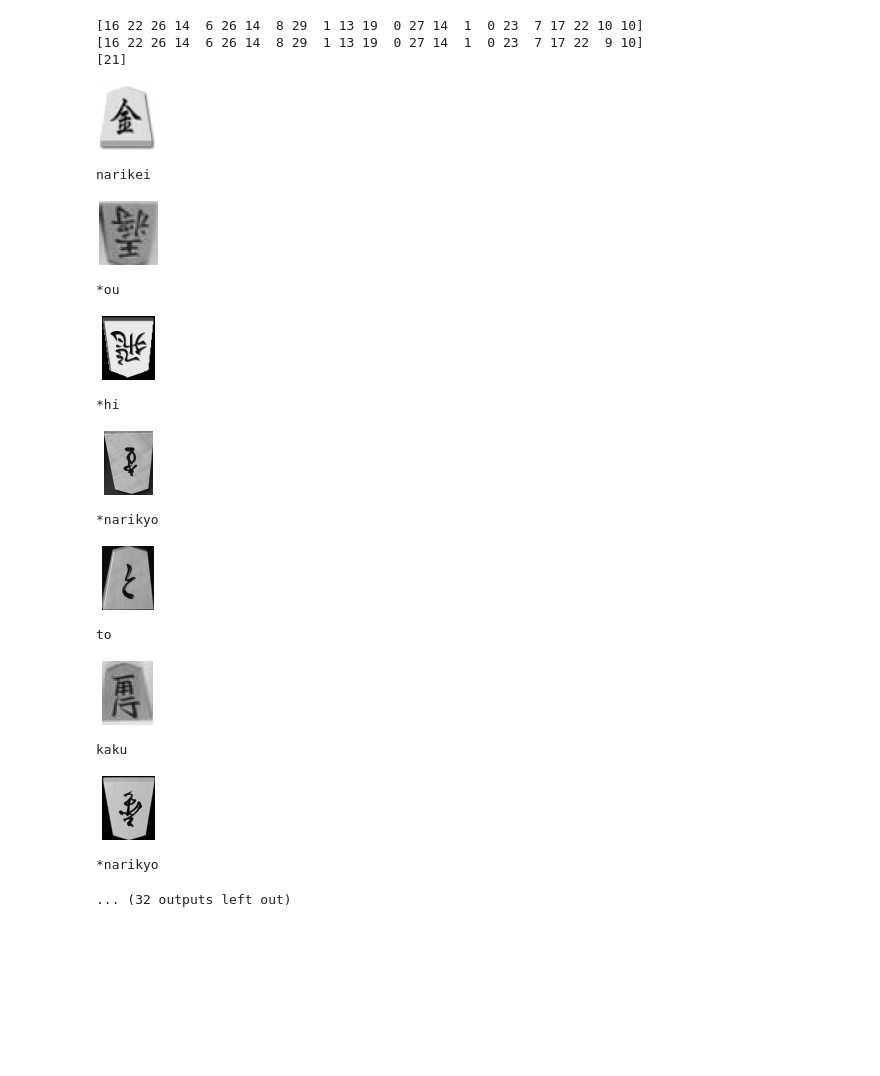
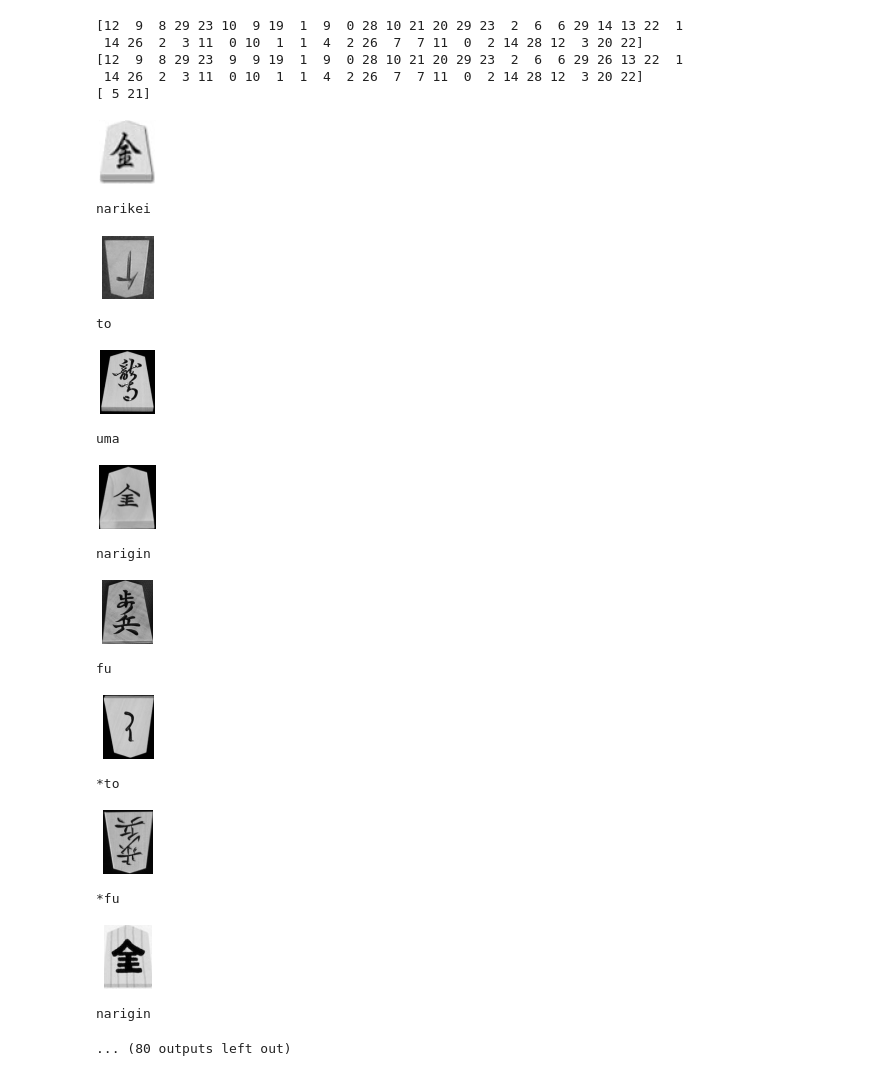
Before and after one commit to na-o-ys/old_shogi-camera, a Jupyter notebook: shogi-reverse.ipynb, the cells around one changed output. Cells and saved outputs as stored; diff of their text form; code cells hidden in the pictures; blank space fills up the shorter version.

```diff
--- a/shogi-reverse.ipynb
+++ b/shogi-reverse.ipynb
@@ -21,7 +21,7 @@ def display_image(arr):
     display.display(display.Image(data=data, format='png', embed=True))
 
 labels = ['gyoku', 'ou', 'kin', 'gin', 'kei', 'kyo', 'kaku', 'hi', 'fu', 'narigin', 'narikei', 'narikyo', 'uma', 'ryu', 'to']
-num_classes = len(labels) * 2
+num_classes = len(labels) * 2 + 1
 
 # input image dimensions
 img_rows, img_cols = 64, 64
@@ -73,6 +72,15 @@ y_rot = np.copy(y_all)
 y_rot[:, 0] += len(labels)
 y_all = np.r_[y_all, y_rot]
 
+# space
+space_imgs = np.load('learn/space/space.npz')['imgs'].astype(np.float32)
+x_all = np.r_[x_all, space_imgs]
+y_space = np.full((len(space_imgs), 2), [len(labels) * 2, num_series])
+y_all = np.r_[y_all, y_space]
+
+print(x_all.shape)
+print(y_all.shape)
+
 # reshape to TF
 x_all = x_all.reshape(x_all.shape[0], img_rows, img_cols, 1)
 x_all = x_all.astype(np.float32)
@@ -80,8 +91,8 @@ x_all /= 255
 # %%
-x_train, x_test, y_train, y_test = train_test_split(x_all, y_all, test_size=0.03)
+x_train, x_test, y_train, y_test = train_test_split(x_all, y_all, test_size=0.06)
 
-# train_ids = np.where(y_all[:, 1] != 21)
-# test_ids = np.where(y_all[:, 1] == 21)
+# train_ids = np.where(y_all[:, 1] != 20)
+# test_ids = np.where(y_all[:, 1] == 20)
 # x_train = x_all[train_ids]
 # x_test = x_all[test_ids]
 # y_train = y_all[train_ids]
@@ -179,7 +151,7 @@ model.compile(loss=keras.losses.categorical_crossentropy,
               optimizer=keras.optimizers.Adadelta(),
               metrics=['accuracy'])
 model.fit_generator(datagen.flow(x_train, y_train, batch_size=16), steps_per_epoch=x_train.shape[0],
-                    epochs=100, verbose=1, validation_data=(x_test, y_test))
+                    epochs=80, verbose=1, validation_data=(x_test, y_test))
 score = model.evaluate(x_test, y_test, verbose=0)
 print('Test loss:', score[0])
 print('Test accuracy:', score[1])
@@ -204,4 +178,5 @@ Epoch 17/100
 # %%
+model.save_weights('learn/param.hdf5')
 pred_res = model.predict(x_test)
 res = np.array([np.argmax(r) for r in pred_res])
 ans = np.array([np.where(y == 1)[0][0] for y in y_test])
@@ -211,9 +186,11 @@ correct = np.where(res == ans)[0]
 errors = np.where(res != ans)[0]
 print(errors)
 # %% [output]
-[16 22 26 14  6 26 14  8 29  1 13 19  0 27 14  1  0 23  7 17 22 10 10]
-[16 22 26 14  6 26 14  8 29  1 13 19  0 27 14  1  0 23  7 17 22  9 10]
-[21]
+[12  9  8 29 23 10  9 19  1  9  0 28 10 21 20 29 23  2  6  6 29 14 13 22  1
+ 14 26  2  3 11  0 10  1  1  4  2 26  7  7 11  0  2 14 28 12  3 20 22]
+[12  9  8 29 23  9  9 19  1  9  0 28 10 21 20 29 23  2  6  6 29 26 13 22  1
+ 14 26  2  3 11  0 10  1  1  4  2 26  7  7 11  0  2 14 28 12  3 20 22]
+[ 5 21]
 # %%
 for e in errors:
     display_image(np.uint8(x_test[e] * 255)[:, :, 0])
@@ -225,24 +202,28 @@ for e in errors:
 # %% [output]
 [figure]
 narikei
+[figure, added]
+to
 # %%
 for e in correct:
     display_image(np.uint8(x_test[e] * 255)[:, :, 0])
     if len(labels) > res[e]:
         print(labels[res[e]])
+    elif len(labels) * 2 > res[e]:
+        print("*" + labels[res[e] - len(labels)])
     else:
-        print("*" + labels[res[e] - len(labels)])
+        print("　")
 # %% [output]
-[figure, old version]
+[figure, new version]
-*ou
+uma
-[figure, old version]
+[figure, new version]
-*hi
+narigin
-[figure, old version]
+[figure, new version]
-*narikyo
+fu
-[figure, old version]
+[figure, new version]
-to
+*to
-[figure, old version]
+[figure, new version]
-kaku
+*fu
-[figure, old version]
+[figure, new version]
-*narikyo
+narigin
-... (32 outputs left out)
+... (80 outputs left out)
```
Also changed, not shown: parts of 6 cells of this notebook.
